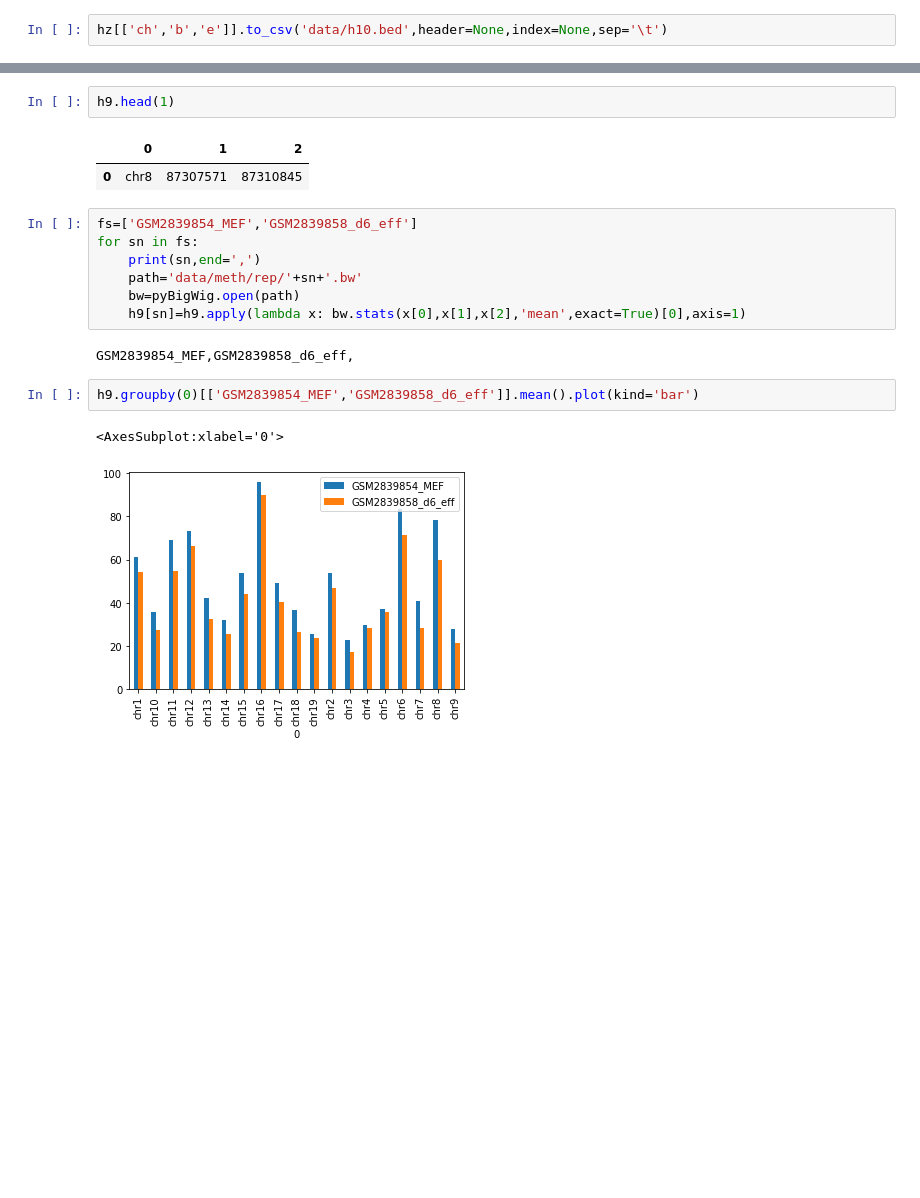
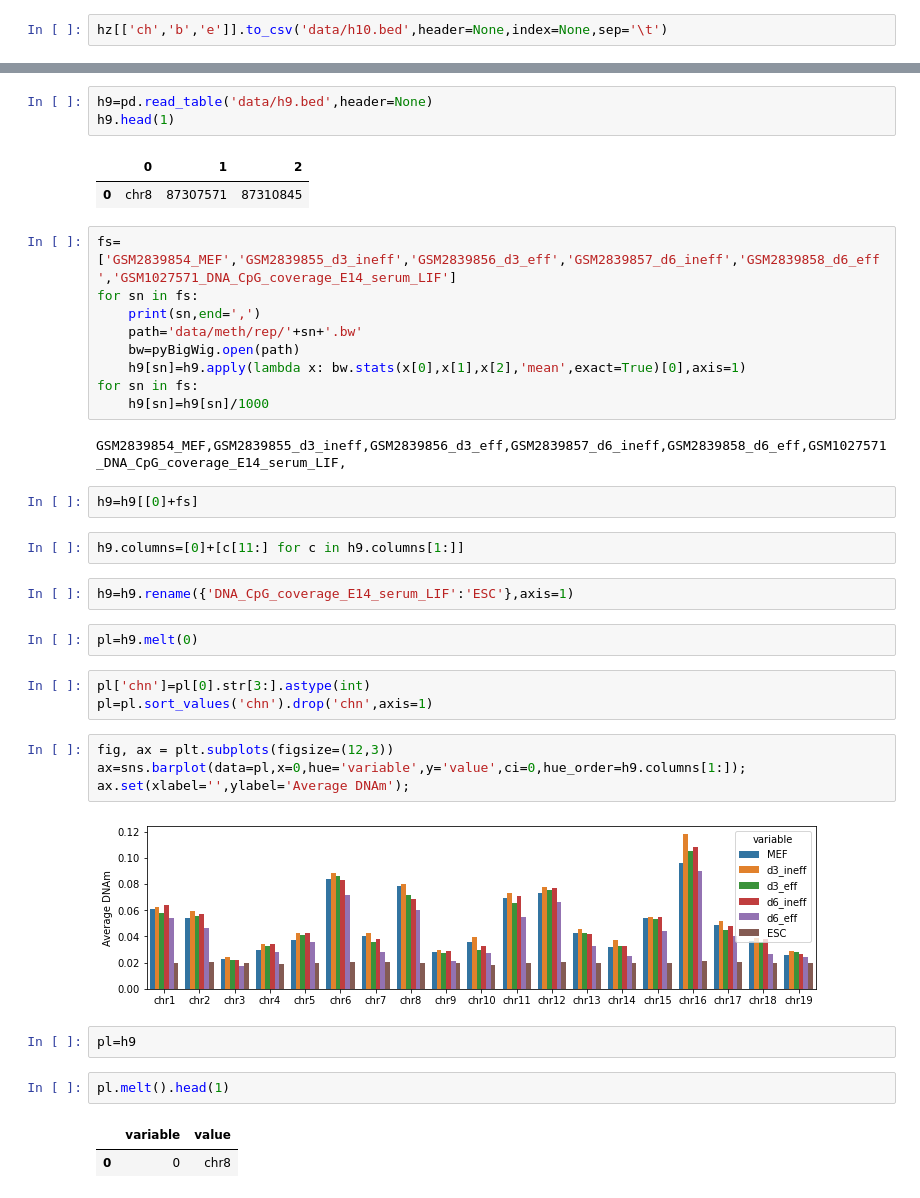
Before and after one commit to moqri/emi, a Jupyter notebook: mice/aging.ipynb, the cells around one changed output, grey strips where cells are left out. Cells and saved outputs as stored; diff of their text form; blank space fills up the shorter version.

```diff
--- a/mice/aging.ipynb
+++ b/mice/aging.ipynb
@@ -185,19 +172,41 @@ h9=pd.read_table('data/h9.bed',header=None)
 # %%
+h9=pd.read_table('data/h9.bed',header=None)
 h9.head(1)
 # %% [output]
 |  | 0 | 1 | 2 |
 | 0 | chr8 | 87307571 | 87310845 |
 # %%
-fs=['GSM2839854_MEF','GSM2839858_d6_eff']
+fs=['GSM2839854_MEF','GSM2839855_d3_ineff','GSM2839856_d3_eff','GSM2839857_d6_ineff','GSM2839858_d6_eff','GSM1027571_DNA_CpG_coverage_E14_serum_LIF']
 for sn in fs:
     print(sn,end=',')
     path='data/meth/rep/'+sn+'.bw'
     bw=pyBigWig.open(path)
     h9[sn]=h9.apply(lambda x: bw.stats(x[0],x[1],x[2],'mean',exact=True)[0],axis=1)
+for sn in fs:
+    h9[sn]=h9[sn]/1000
 # %% [output]
-GSM2839854_MEF,GSM2839858_d6_eff,
+GSM2839854_MEF,GSM2839855_d3_ineff,GSM2839856_d3_eff,GSM2839857_d6_ineff,GSM2839858_d6_eff,GSM1027571_DNA_CpG_coverage_E14_serum_LIF,
+# %%
+h9=h9[[0]+fs]
+# %%
+h9.columns=[0]+[c[11:] for c in h9.columns[1:]]
+# %%
+h9=h9.rename({'DNA_CpG_coverage_E14_serum_LIF':'ESC'},axis=1)
+# %%
+pl=h9.melt(0)
+# %%
+pl['chn']=pl[0].str[3:].astype(int)
+pl=pl.sort_values('chn').drop('chn',axis=1)
 # %%
-h9.groupby(0)[['GSM2839854_MEF','GSM2839858_d6_eff']].mean().plot(kind='bar')
+fig, ax = plt.subplots(figsize=(12,3))
+ax=sns.barplot(data=pl,x=0,hue='variable',y='value',ci=0,hue_order=h9.columns[1:]);
+ax.set(xlabel='',ylabel='Average DNAm');
 # %% [output]
-<AxesSubplot:xlabel='0'>
-[figure, old version]
+[figure, new version]
+# %%
+pl=h9
+# %%
+pl.melt().head(1)
+# %% [output]
+|  | variable | value |
+| 0 | 0 | chr8 |
```
Also changed, not shown: parts of 14 cells of this notebook, 3 other files.
